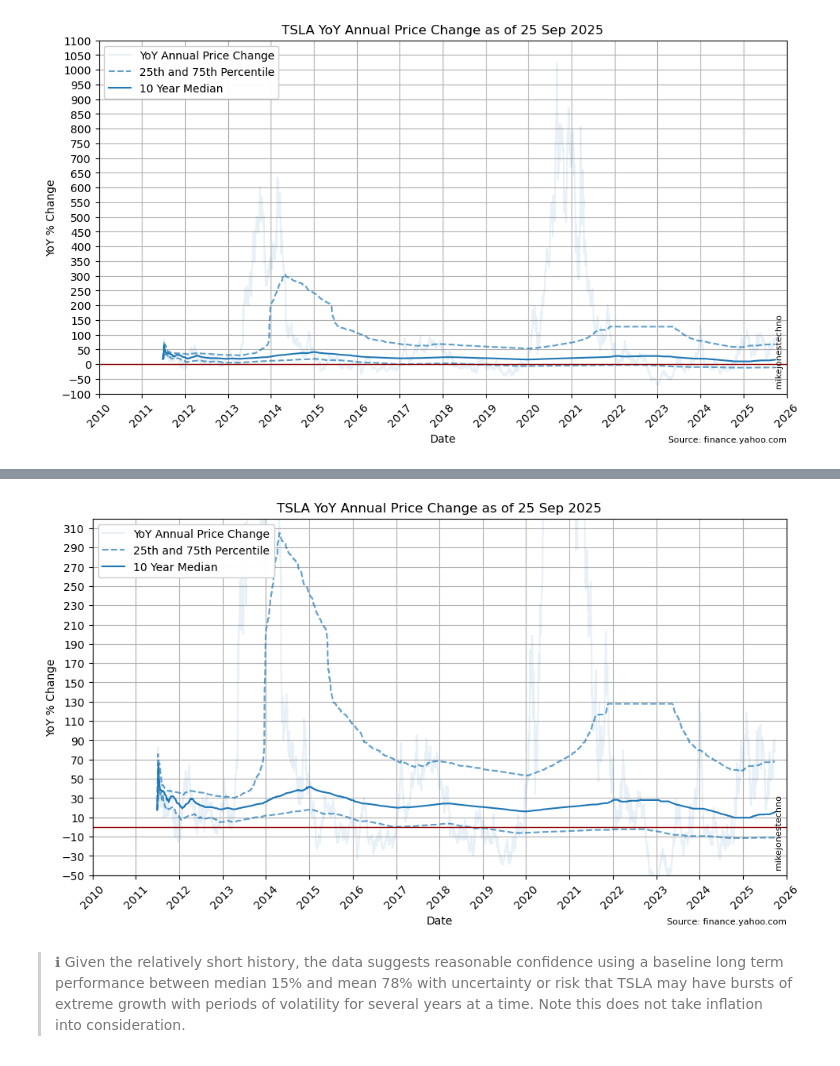
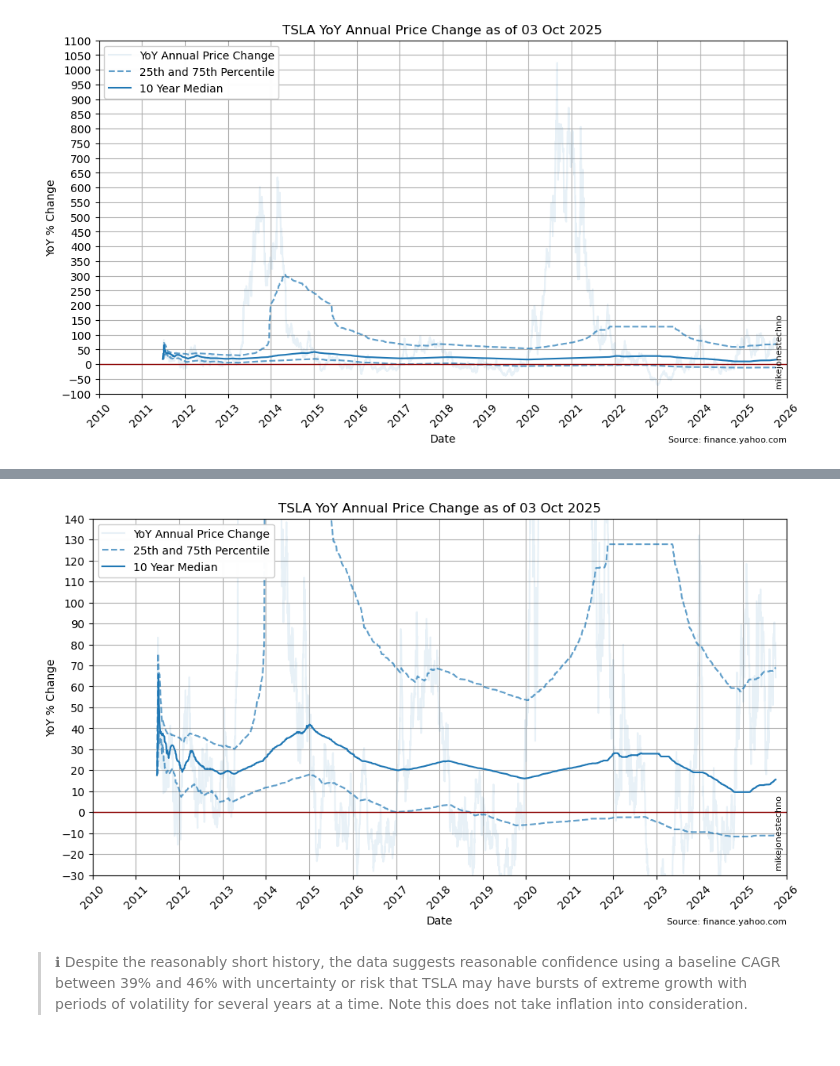
Before and after one commit to mikejonestechno/investment-analytics, a Jupyter notebook: notebooks/tsla.ipynb, the cells around one changed output, grey strips where cells are left out. Cells and saved outputs as stored; diff of their text form; code cells hidden in the pictures.

```diff
--- a/notebooks/tsla.ipynb
+++ b/notebooks/tsla.ipynb
@@ -116,10 +118,9 @@ For comparison, the high performance S&P 500 Index only shows 5x growth over a t
 """ Year over Year (YoY) change based on 252 trading days per year """
 periods_per_year = 252
 df['YoY'] = df[data_column].pct_change(periods=periods_per_year)*100
-multi_years = [1, 3, 5, 10]
+multi_years = [1, 3, 5, 10, 15]
 percentiles = Percentiles(df, 'YoY', periods_per_year, multi_years)
 df = percentiles.calculate_percentiles(df)
-df_last_percentiles = percentiles.calculate_last_percentiles(df)
 # %%
 percentiles.display_percentile_intro()
 # %% [output]
@@ -158,22 +159,30 @@ Over the last 10 years the median (50th percetile) YoY change is 15.31%; The mea
 # %%
 """ Change chart variables to plot from 1995 and multi year window not extended multi year window """
 yoy_chart_params['x_ticks'] = 1
-yoy_chart_params['y_ticks'] = 20
-yoy_chart_params['bottom_limit'] = -50
-yoy_chart_params['top_limit'] = 320
+yoy_chart_params['y_ticks'] = 10
+yoy_chart_params['bottom_limit'] = -30
+yoy_chart_params['top_limit'] = 140
 percentile_chart = PercentileChart(percentiles.percentiles, percentiles.multi_years[3], **yoy_chart_params)
 plt = percentile_chart.plot_percentiles(df)
 plt.axhline(y=0, color='darkred', linestyle='-', linewidth=1)
 plt.show()
 # %% [output]
-[figure, old version]
+[figure, new version]
 # %%
 display(Markdown(f"""
-> ℹ Given the relatively short history, the data suggests reasonable confidence using a baseline long term performance between median { "{:,.0f}".format(df_last_percentiles.loc[percentiles.multi_years[-1], percentiles.percentiles[1]]) }% and mean { "{:,.0f}".format(df_last_percentiles.loc[percentiles.multi_years[-1], 'mean']) }% with uncertainty or risk that TSLA may have bursts of extreme growth with periods of volatility for several years at a time. Note this does not take inflation into consideration.
+> ℹ Despite the reasonably short history, the data suggests reasonable confidence using a baseline CAGR between
+    { "{:,.0f}".format(df_summary_percentiles.loc[percentiles.multi_years[-2], 'CAGR']) }%
+    and { "{:,.0f}".format(df_summary_percentiles.loc[percentiles.multi_years[-1], 'CAGR']) }%
+    with uncertainty or risk that TSLA may have bursts of extreme growth with periods of volatility
+    for several years at a time. Note this does not take inflation into consideration.
 """))
 # %% [output]
 
-> ℹ Given the relatively short history, the data suggests reasonable confidence using a baseline long term performance between median 15% and mean 78% with uncertainty or risk that TSLA may have bursts of extreme growth with periods of volatility for several years at a time. Note this does not take inflation into consideration.
+> ℹ Despite the reasonably short history, the data suggests reasonable confidence using a baseline CAGR between
+    39%
+    and 46%
+    with uncertainty or risk that TSLA may have bursts of extreme growth with periods of volatility
+    for several years at a time. Note this does not take inflation into consideration.
 # %% [markdown]
 ### ARK Invest Price Targets
 
```
Also changed, not shown: parts of 4 cells of this notebook, 5 other files.
